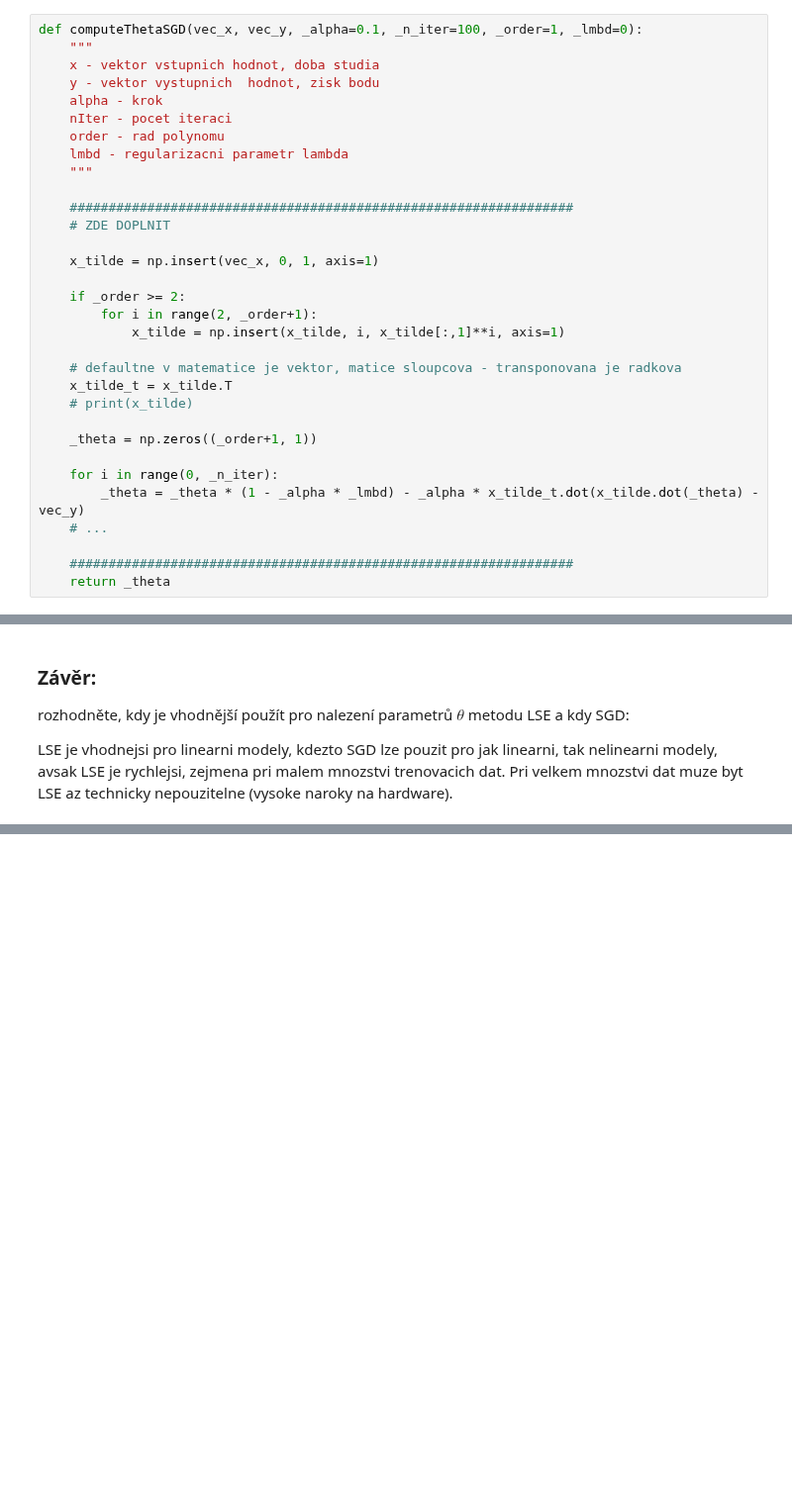
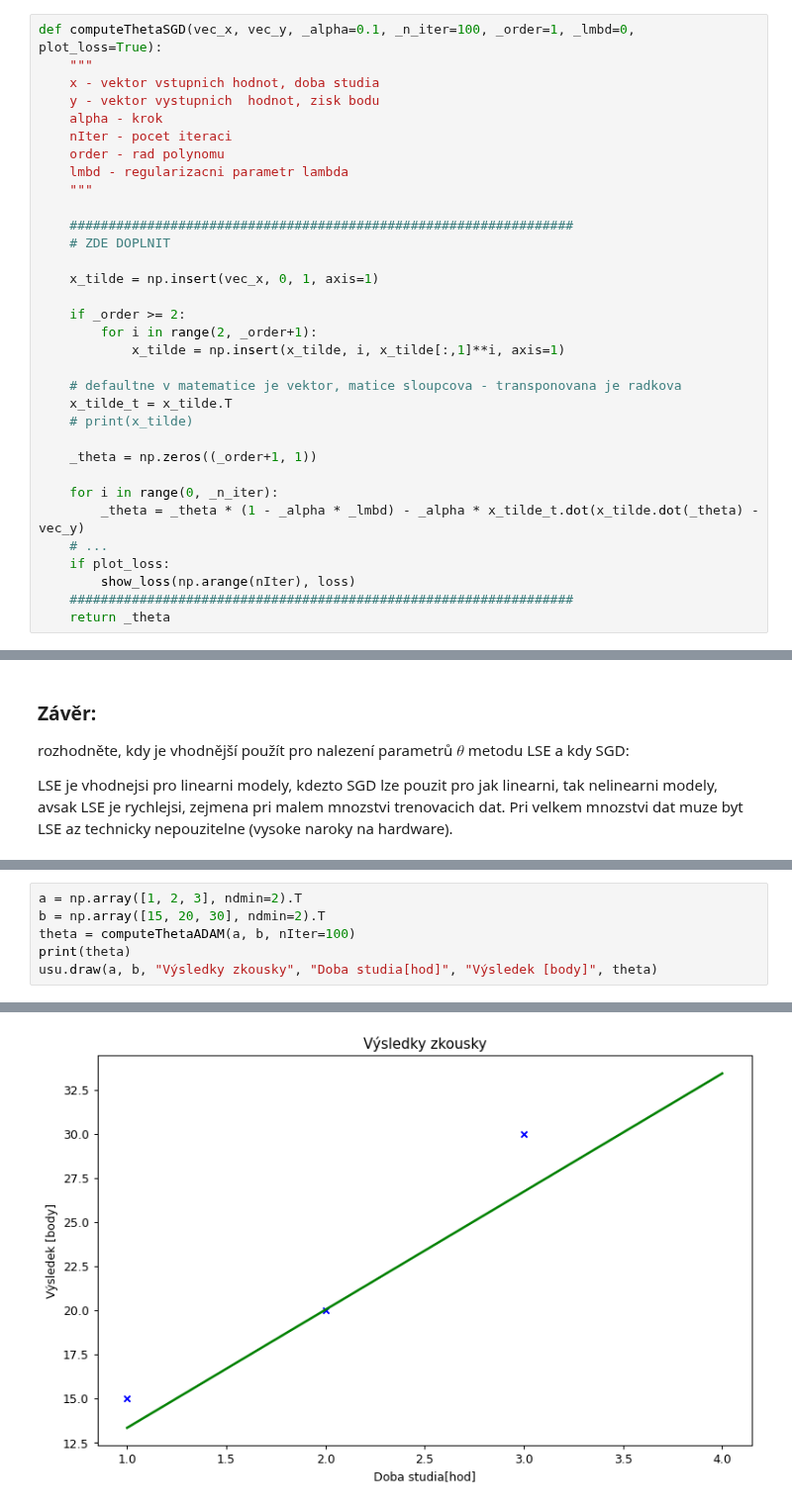
Before and after one commit to Noightmore/DataScience, a Jupyter notebook: BC/usu/USU_03_LR_SGD_CZ.ipynb, the cells around one changed output, grey strips where cells are left out. Shown at 99% size. Cells and saved outputs as stored; diff of their text form; blank space fills up the shorter version.

```diff
--- a/BC/usu/USU_03_LR_SGD_CZ.ipynb
+++ b/BC/usu/USU_03_LR_SGD_CZ.ipynb
@@ -73,7 +73,7 @@ $$ \theta_{i+1} = \theta_{i} - \alpha \tilde{X^T} (\tilde{X} \theta_i - y) $$
 ### Výpočet $\theta$ se zahrnutím regularizace:
 $$ \theta_{i+1} = \theta_{i}(1-\alpha \lambda) - \alpha \tilde{X^T} (\tilde{X} \theta_i - y) $$
 # %%
-def computeThetaSGD(vec_x, vec_y, _alpha=0.1, _n_iter=100, _order=1, _lmbd=0):
+def computeThetaSGD(vec_x, vec_y, _alpha=0.1, _n_iter=100, _order=1, _lmbd=0, plot_loss=True):
     """
     x - vektor vstupnich hodnot, doba studia
     y - vektor vystupnich  hodnot, zisk bodu
@@ -101,7 +101,8 @@ def computeThetaSGD(vec_x, vec_y, _alpha=0.1, _n_iter=100, _order=1, _lmbd=0):
     for i in range(0, _n_iter):
         _theta = _theta * (1 - _alpha * _lmbd) - _alpha * x_tilde_t.dot(x_tilde.dot(_theta) - vec_y)
     # ...
-
+    if plot_loss:
+        show_loss(np.arange(nIter), loss)
     #################################################################
     return _theta
 # %% [markdown]
@@ -211,0 +273,7 @@ Pri velkem mnozstvi dat muze byt LSE az technicky nepouzitelne (vysoke naroky na
+# %%
+a = np.array([1, 2, 3], ndmin=2).T
+b = np.array([15, 20, 30], ndmin=2).T
+theta = computeThetaADAM(a, b, nIter=100)
+print(theta)
+usu.draw(a, b, "Výsledky zkousky", "Doba studia[hod]", "Výsledek [body]", theta)
+# %% [output]
@@ -211,0 +282 @@ Pri velkem mnozstvi dat muze byt LSE az technicky nepouzitelne (vysoke naroky na
+[figure, added]
```
Also changed, not shown: parts of 4 cells of this notebook, 1 other file.
